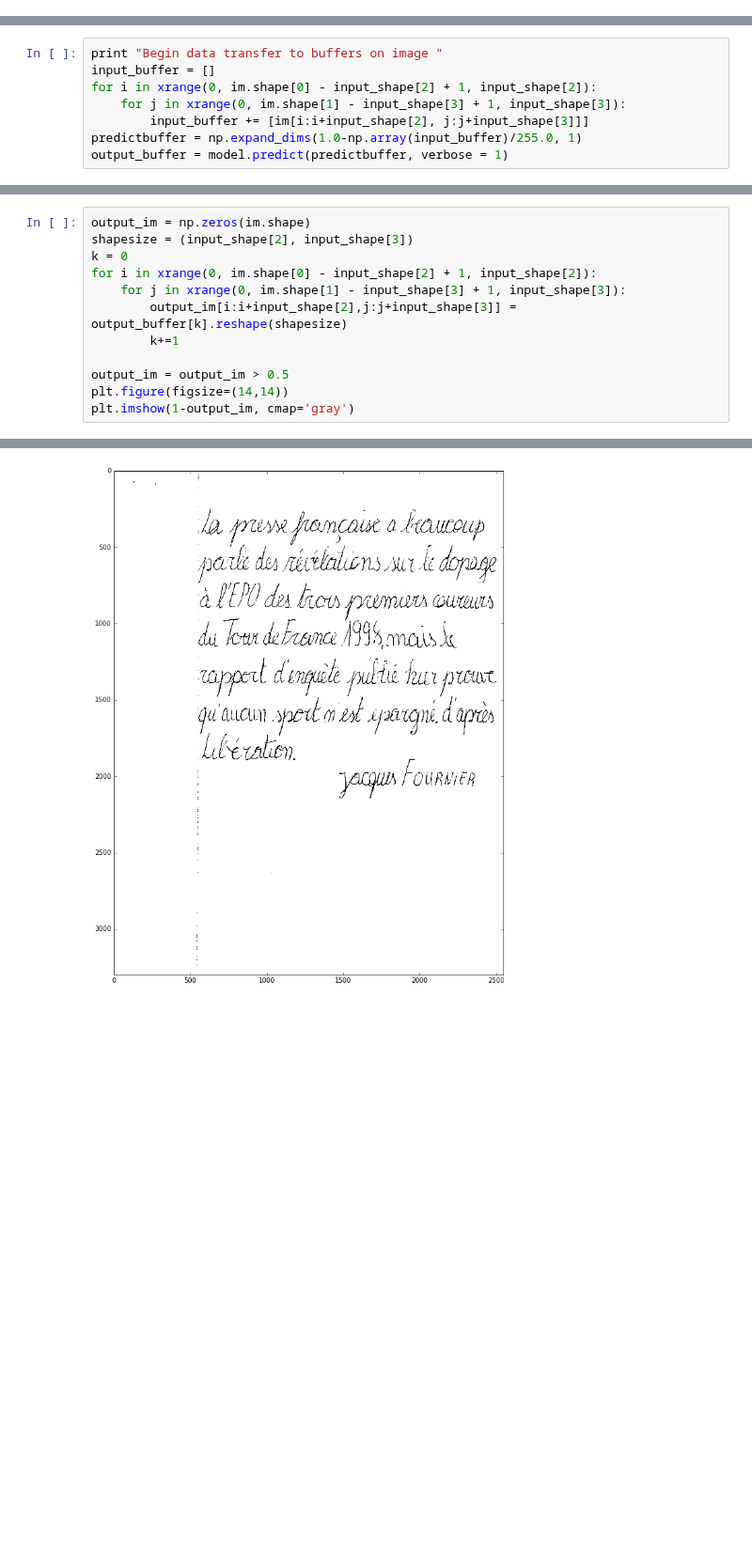
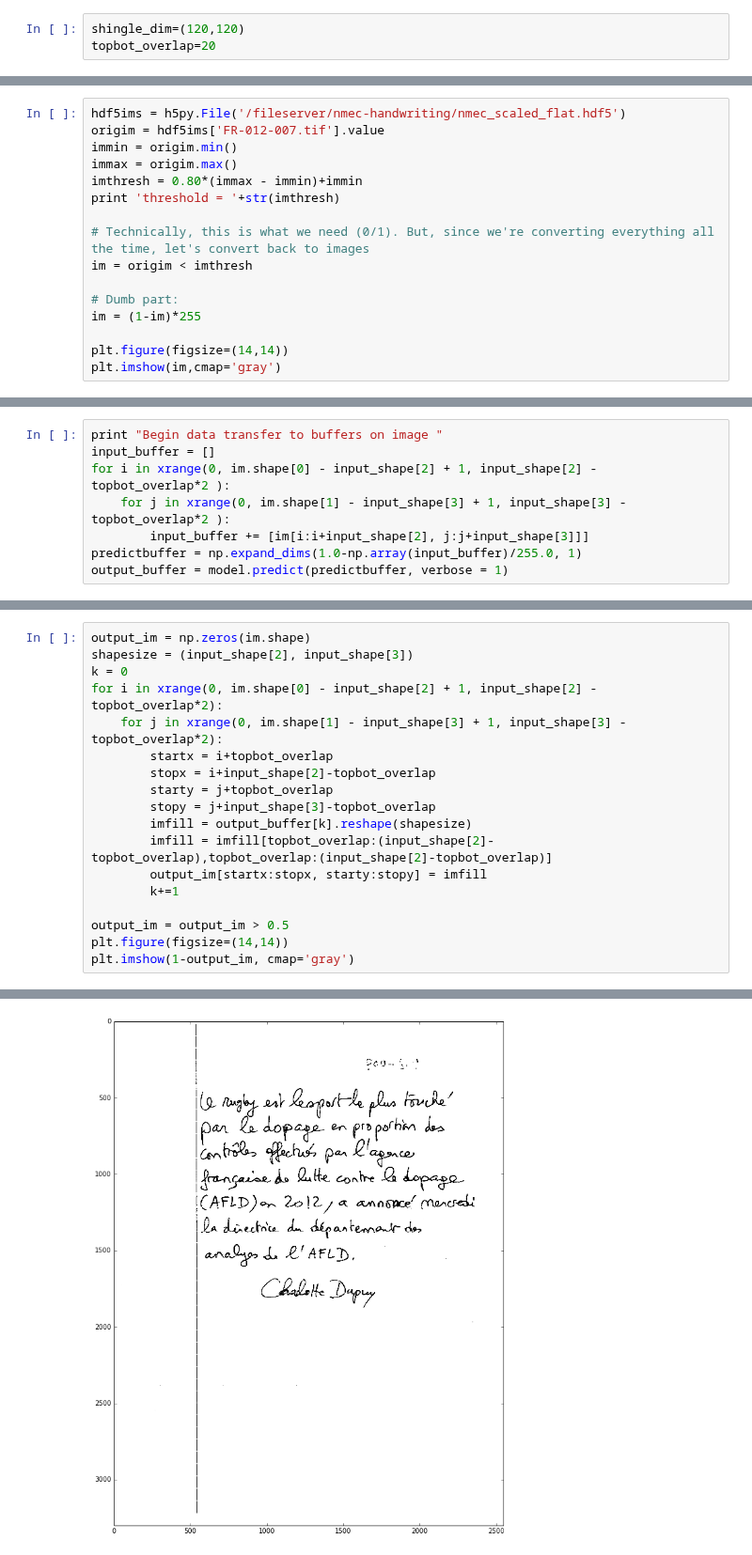
Before and after one commit to Lab41/d-script, a Jupyter notebook: inference2d/denoise-fullim.ipynb, the cells around one changed output, grey strips where cells are left out. Shown at 94% size. Saved outputs shown, nothing was run; the diff lists cells and outputs as text; blank space fills up the shorter version.

```diff
--- a/inference2d/denoise-fullim.ipynb
+++ b/inference2d/denoise-fullim.ipynb
@@ -41 +38,4 @@ Using gpu device 0: GeForce GTX 980M (CNMeM is disabled)
+# %%
+shingle_dim=(120,120)
+topbot_overlap=20
 # %%
@@ -60,0 +60,16 @@ plt.imshow(im,cmap='gray')
+# %%
+hdf5ims = h5py.File('/fileserver/nmec-handwriting/nmec_scaled_flat.hdf5')
+origim = hdf5ims['FR-012-007.tif'].value
+immin = origim.min()
+immax = origim.max()
+imthresh = 0.80*(immax - immin)+immin
+print 'threshold = '+str(imthresh)
+
+# Technically, this is what we need (0/1). But, since we're converting everything all the time, let's convert back to images
+im = origim < imthresh
+
+# Dumb part:
+im = (1-im)*255
+
+plt.figure(figsize=(14,14))
+plt.imshow(im,cmap='gray')
@@ -61,8 +80,8 @@ plt.imshow(im,cmap='gray')
 # %%
 print "Begin data transfer to buffers on image "
 input_buffer = []
-for i in xrange(0, im.shape[0] - input_shape[2] + 1, input_shape[2]):
-    for j in xrange(0, im.shape[1] - input_shape[3] + 1, input_shape[3]):
+for i in xrange(0, im.shape[0] - input_shape[2] + 1, input_shape[2] - topbot_overlap*2 ):
+    for j in xrange(0, im.shape[1] - input_shape[3] + 1, input_shape[3] - topbot_overlap*2 ):
         input_buffer += [im[i:i+input_shape[2], j:j+input_shape[3]]]
 predictbuffer = np.expand_dims(1.0-np.array(input_buffer)/255.0, 1)
 output_buffer = model.predict(predictbuffer, verbose = 1)
@@ -72,18 +91,24 @@ Begin data transfer to buffers on image
 # %%
 output_im = np.zeros(im.shape)
 shapesize = (input_shape[2], input_shape[3])
 k = 0
-for i in xrange(0, im.shape[0] - input_shape[2] + 1, input_shape[2]):
-    for j in xrange(0, im.shape[1] - input_shape[3] + 1, input_shape[3]):
-        output_im[i:i+input_shape[2],j:j+input_shape[3]] = output_buffer[k].reshape(shapesize)
+for i in xrange(0, im.shape[0] - input_shape[2] + 1, input_shape[2] - topbot_overlap*2):
+    for j in xrange(0, im.shape[1] - input_shape[3] + 1, input_shape[3] - topbot_overlap*2):
+        startx = i+topbot_overlap
+        stopx = i+input_shape[2]-topbot_overlap
+        starty = j+topbot_overlap
+        stopy = j+input_shape[3]-topbot_overlap
+        imfill = output_buffer[k].reshape(shapesize)
+        imfill = imfill[topbot_overlap:(input_shape[2]-topbot_overlap),topbot_overlap:(input_shape[2]-topbot_overlap)]
+        output_im[startx:stopx, starty:stopy] = imfill
         k+=1
 
 output_im = output_im > 0.5
 plt.figure(figsize=(14,14))
 plt.imshow(1-output_im, cmap='gray')
 # %% [output]
 <matplotlib.image.AxesImage at 0x...>
-[figure, old version]
+[figure, new version]
 # %%
 model.load_weights('/work/models/conv4p_linet56-iambin-tifs.hdf5')
 im = 255*(1-output_im[4:,4:])
```
Also changed, not shown: parts of 6 cells of this notebook, 6 other files.
